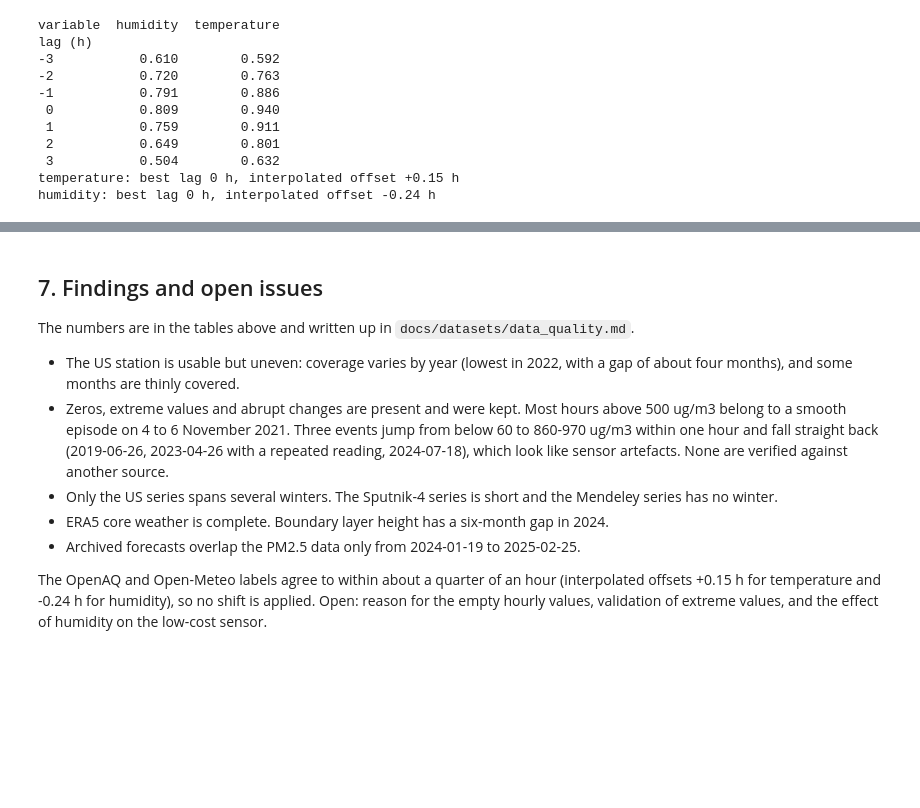
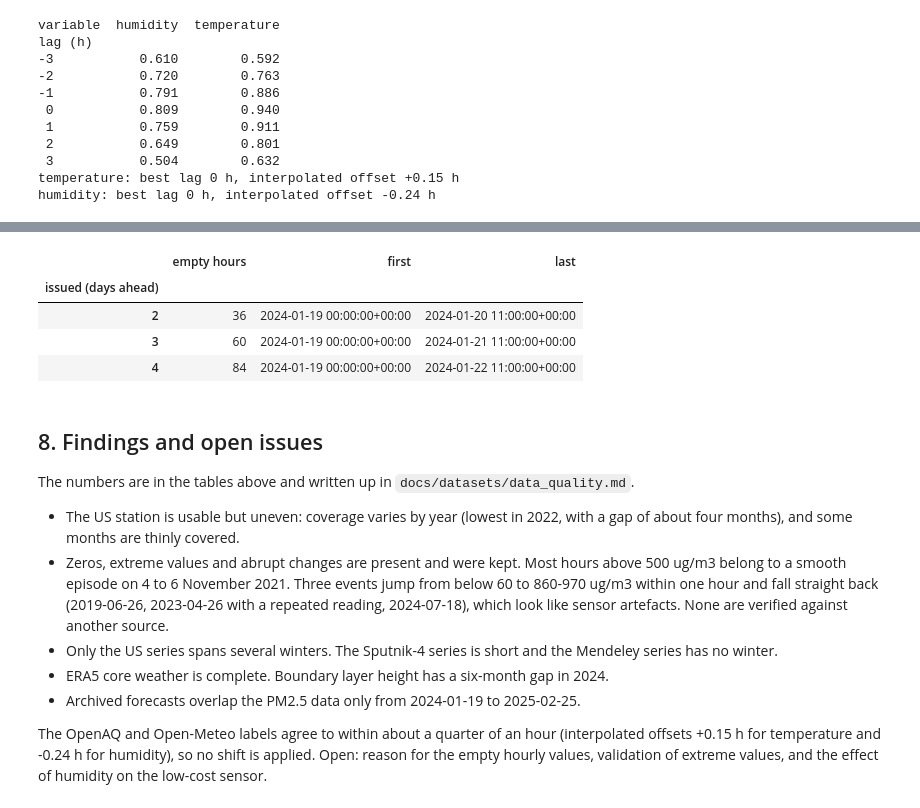
Before and after one commit to jushkinbekrashidovich/Aeron, a Jupyter notebook: notebooks/02_data_quality_assessment.ipynb, the cells around one changed output, grey strips where cells are left out. Saved outputs shown, nothing was run; the diff lists cells and outputs as text; code cells hidden in the pictures; blank space fills up the shorter version.

```diff
--- a/notebooks/02_data_quality_assessment.ipynb
+++ b/notebooks/02_data_quality_assessment.ipynb
@@ -489,5 +611,29 @@ humidity: best lag 0 h, interpolated offset -0.24 h
+# %%
+# Archived forecasts: where are the empty hours?
+fc_check = pd.read_csv(
+    RAW / "openmeteo" / "forecast_previous_runs_hourly.csv",
+    parse_dates=["datetime_utc"],
+).set_index("datetime_utc")
+rows = []
+for n in (2, 3, 4):
+    empty = fc_check.index[fc_check[f"temperature_2m_previous_day{n}"].isna()]
+    rows.append(
+        {
+            "issued (days ahead)": n,
+            "empty hours": len(empty),
+            "first": empty.min(),
+            "last": empty.max(),
+        }
+    )
+pd.DataFrame(rows).set_index("issued (days ahead)")
+# %% [output]
+|  | empty hours | first | last |
+| issued (days ahead) |  |  |  |
+| 2 | 36 | 2024-01-19 00:00:00+00:00 | 2024-01-20 11:00:00+00:00 |
+| 3 | 60 | 2024-01-19 00:00:00+00:00 | 2024-01-21 11:00:00+00:00 |
+| 4 | 84 | 2024-01-19 00:00:00+00:00 | 2024-01-22 11:00:00+00:00 |
 # %% [markdown]
-## 7. Findings and open issues
+## 8. Findings and open issues
 
 The numbers are in the tables above and written up in `docs/datasets/data_quality.md`.
 
```
Also changed, not shown: parts of 6 cells of this notebook, 6 other files.
